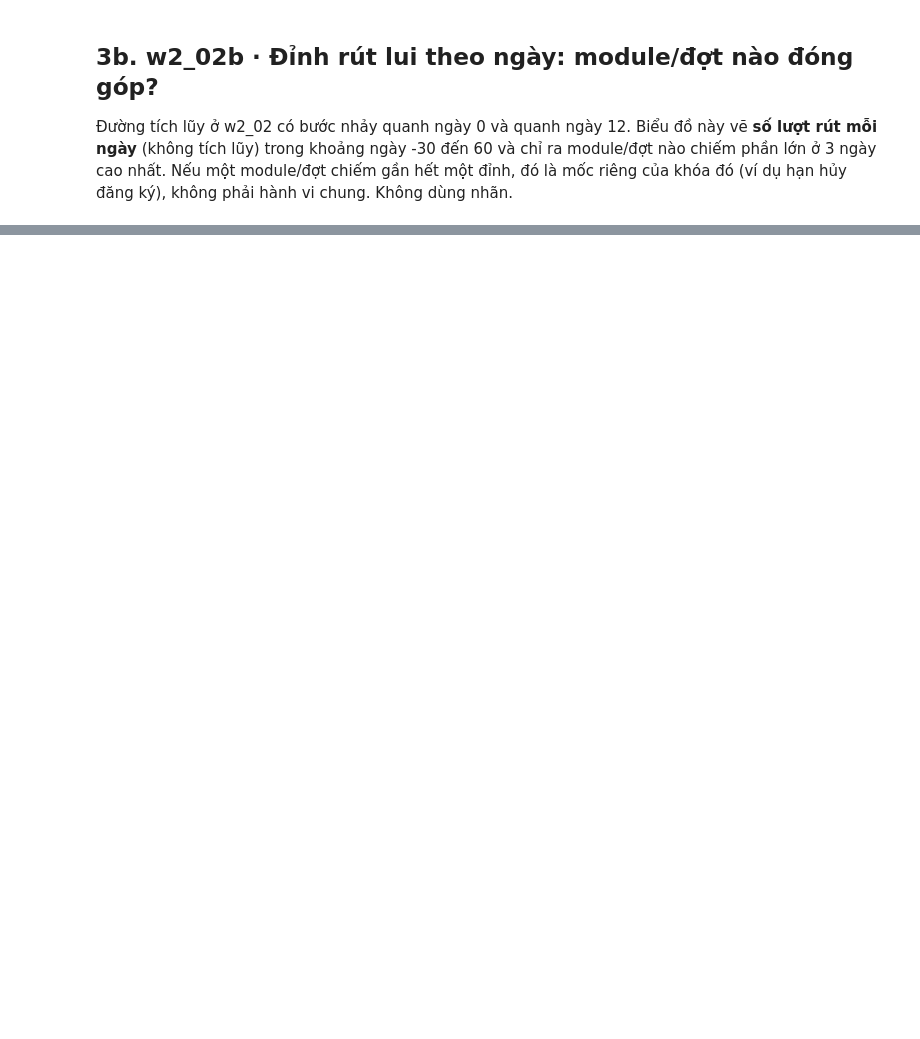
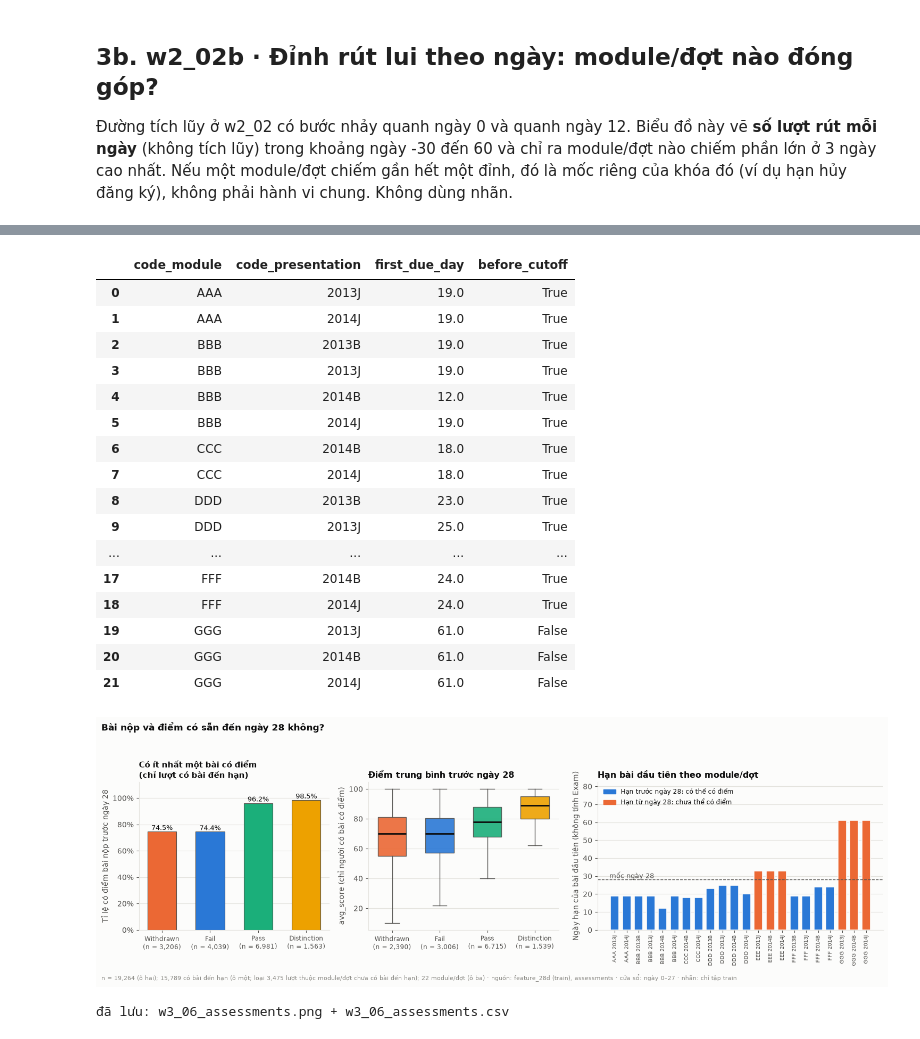
Before and after one commit to Khanhlc2005/OULAD_learning_analytics, a Jupyter notebook: notebooks/01_eda.ipynb, the cells around one changed output, grey strips where cells are left out. Cells and saved outputs as stored; diff of their text form; code cells hidden in the pictures; blank space fills up the shorter version.

```diff
--- a/notebooks/01_eda.ipynb
+++ b/notebooks/01_eda.ipynb
@@ -479,0 +674,60 @@ lines += [f"- `{r.png}` (n = {r.n:,}, nguồn: {r.source}, nhãn: {r.label_used}
+# %%
+# Lượt đăng ký thuộc module/đợt chưa có bài nào đến hạn trước ngày 28 (n_assess_due = 0) KHÔNG thể có điểm,
+# nên bị loại khỏi ô đầu; nếu gộp vào, tỉ lệ "có điểm" bị kéo thấp ở mọi nhóm (và nhóm ít Withdrawn bị thiệt hơn).
+train_due = train[train["n_assess_due"] > 0]
+n_due_by = train_due["outcome"].value_counts().reindex(GROUPS).fillna(0).astype(int)
+n_no_due = int((train["n_assess_due"] == 0).sum())
+has_scored = 1 - train_due.groupby("outcome")["no_assess_flag"].mean().reindex(GROUPS)
+scored_only = train[train["no_assess_flag"] == 0]
+n_scored = scored_only["outcome"].value_counts().reindex(GROUPS).fillna(0).astype(int)
+
+non_exam = assessments[(assessments["assessment_type"] != "Exam") & assessments["date"].notna()]
+first_due = (non_exam.groupby(["code_module", "code_presentation"])["date"].min().reset_index()
+             .rename(columns={"date": "first_due_day"}))
+first_due["label"] = first_due["code_module"] + "\n" + first_due["code_presentation"]
+first_due["before_cutoff"] = first_due["first_due_day"] < CUTOFF_DAY
+
+fig, axes = plt.subplots(1, 3, figsize=(15, 5), gridspec_kw={"width_ratios": [1, 1, 1.5]})
+ax = axes[0]
+ax.bar(range(len(GROUPS)), has_scored.values * 100, width=0.6, color=[GCOL[gn] for gn in GROUPS], edgecolor=INK2, linewidth=0.8)
+for i, v in enumerate(has_scored.values):
+    ax.text(i, v * 100, f"{v:.1%}", ha="center", va="bottom", fontsize=9)
+ax.set_xticks(range(len(GROUPS))); ax.set_xticklabels([f"{gn}\n(n = {n_due_by[gn]:,})" for gn in GROUPS], fontsize=8.5)
+ax.set_ylim(0, 112); ax.yaxis.set_major_formatter(PercentFormatter(100, decimals=0))
+ax.set_ylabel("Tỉ lệ có điểm bài nộp trước ngày 28"); ax.set_title("Có ít nhất một bài có điểm\n(chỉ lượt có bài đến hạn)", fontsize=10.5); ax.grid(axis="x", visible=False)
+
+ax = axes[1]
+data = [scored_only.loc[scored_only["outcome"] == gn, "avg_score"].dropna().to_numpy() for gn in GROUPS]
+bp = ax.boxplot(data, positions=range(len(GROUPS)), widths=0.6, patch_artist=True, whis=(5, 95), showfliers=False,
+                medianprops=dict(color=INK, lw=2), whiskerprops=dict(color=INK2), capprops=dict(color=INK2))
+for patch, gn in zip(bp["boxes"], GROUPS):
+    patch.set_facecolor(GCOL[gn]); patch.set_edgecolor(INK2); patch.set_alpha(0.9)
+ax.set_xticks(range(len(GROUPS))); ax.set_xticklabels([f"{gn}\n(n = {n_scored[gn]:,})" for gn in GROUPS], fontsize=8.5)
+ax.set_ylabel("avg_score (chỉ người có bài có điểm)"); ax.set_title("Điểm trung bình trước ngày 28"); ax.grid(axis="x", visible=False)
+
+ax = axes[2]
+cols = [BLUE if b else ORANGE for b in first_due["before_cutoff"]]
+ax.bar(range(len(first_due)), first_due["first_due_day"], width=0.7, color=cols, edgecolor=SURFACE, linewidth=1.2)
+ax.axhline(CUTOFF_DAY, color=INK2, lw=1, ls="--")
+ax.text(-0.45, CUTOFF_DAY, f"mốc ngày {CUTOFF_DAY}", va="bottom", ha="left", fontsize=9, color=INK2)
+ax.set_xticks(range(len(first_due))); ax.set_xticklabels([l.replace("\n", " ") for l in first_due["label"]], fontsize=7.5, rotation=90)
+ax.set_ylabel("Ngày hạn của bài đầu tiên (không tính Exam)"); ax.set_title("Hạn bài đầu tiên theo module/đợt")
+ax.grid(axis="x", visible=False)
+ax.legend(handles=[Patch(color=BLUE, label=f"Hạn trước ngày {CUTOFF_DAY}: có thể có điểm"),
+                   Patch(color=ORANGE, label=f"Hạn từ ngày {CUTOFF_DAY}: chưa thể có điểm")],
+          loc="upper left", fontsize=8.5)
+ax.set_ylim(0, max(first_due["first_due_day"].max() * 1.35, CUTOFF_DAY * 1.5))
+fig.suptitle("Bài nộp và điểm có sẵn đến ngày 28 không?", x=0.01, ha="left", fontsize=12.5, fontweight="bold")
+
+d6a = pd.DataFrame({"outcome": GROUPS, "n": n_by.values, "n_assess_due_gt0": n_due_by.values, "share_with_scored_assessment": has_scored.values,
+                    "n_scored": n_scored.values,
+                    "avg_score_median": [scored_only.loc[scored_only["outcome"] == gn, "avg_score"].median() for gn in GROUPS]})
+display(d6a); display(first_due.drop(columns="label"))
+d6 = pd.concat([d6a.assign(panel="train_by_outcome"),
+                first_due.drop(columns="label").assign(panel="assessments_first_due")], ignore_index=True)
+finish_w3(fig, "w3_06", "assessments", "Bài nộp và điểm trong 28 ngày; hạn bài đầu tiên",
+       "feature_28d (train), assessments", f"{N_TRAIN:,} (ô hai); {int(n_due_by.sum()):,} có bài đến hạn (ô một; loại {n_no_due:,} lượt thuộc module/đợt chưa có bài đến hạn); {len(first_due)} module/đợt (ô ba)", WINDOW, d6)
+SUMMARY_W3["w3_06"] = dict(share_scored=has_scored.to_dict(), n_no_due=n_no_due, n_due=int(n_due_by.sum()),
+                        n_mp=len(first_due), n_mp_after_cutoff=int((~first_due["before_cutoff"]).sum()),
+                        late_mp=[l.replace("\n", " ") for l in first_due.loc[~first_due["before_cutoff"], "label"]])
+# %% [output]
@@ -479,0 +739,19 @@ lines += [f"- `{r.png}` (n = {r.n:,}, nguồn: {r.source}, nhãn: {r.label_used}
+|  | code_module | code_presentation | first_due_day | before_cutoff |
+| 0 | AAA | 2013J | 19.0 | True |
+| 1 | AAA | 2014J | 19.0 | True |
+| 2 | BBB | 2013B | 19.0 | True |
+| 3 | BBB | 2013J | 19.0 | True |
+| 4 | BBB | 2014B | 12.0 | True |
+| 5 | BBB | 2014J | 19.0 | True |
+| 6 | CCC | 2014B | 18.0 | True |
+| 7 | CCC | 2014J | 18.0 | True |
+| 8 | DDD | 2013B | 23.0 | True |
+| 9 | DDD | 2013J | 25.0 | True |
+| ... | ... | ... | ... | ... |
+| 17 | FFF | 2014B | 24.0 | True |
+| 18 | FFF | 2014J | 24.0 | True |
+| 19 | GGG | 2013J | 61.0 | False |
+| 20 | GGG | 2014B | 61.0 | False |
+| 21 | GGG | 2014J | 61.0 | False |
+[figure, added]
+đã lưu: w3_06_assessments.png + w3_06_assessments.csv
```
Also changed, not shown: parts of 56 cells of this notebook, 37 other files.
